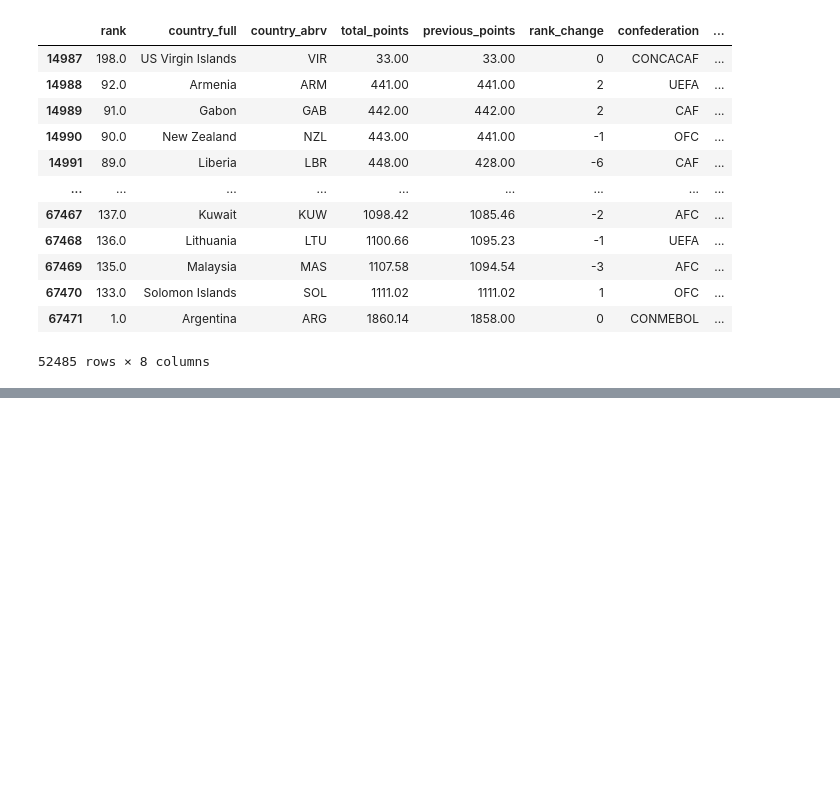
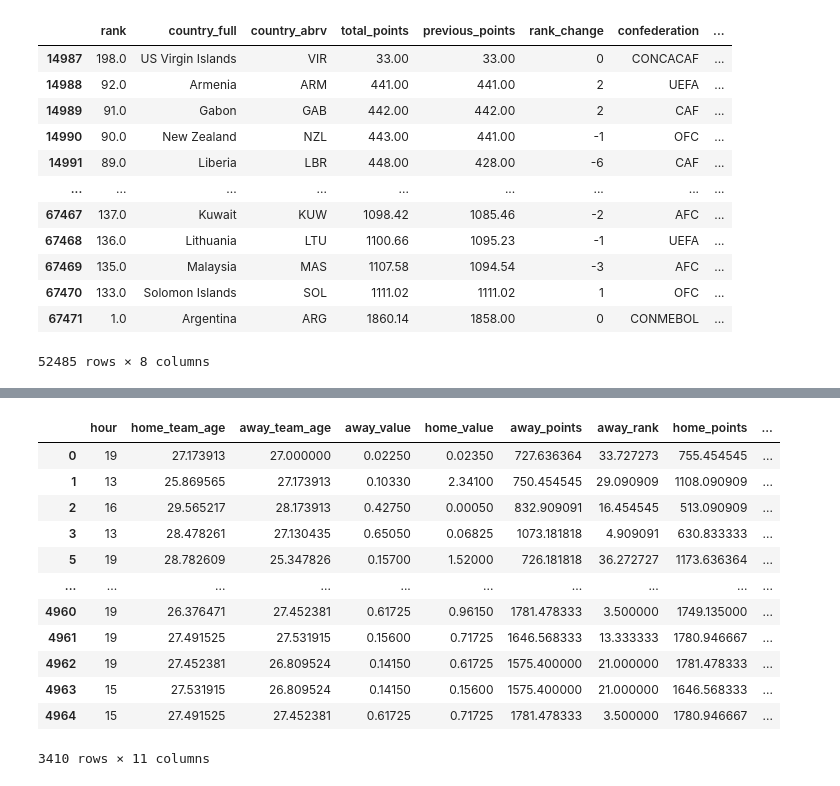
Before and after one commit to yacinemebarki/world_cup_2026_live_prediction, a Jupyter notebook: model_dataExploration/model.ipynb, the cells around one changed output, grey strips where cells are left out. Drawn from its saved outputs; the diff is of its cells as text; code cells hidden in the pictures; blank space fills up the shorter version.

```diff
--- a/model_dataExploration/model.ipynb
+++ b/model_dataExploration/model.ipynb
@@ -808,3 +808,6 @@ rank
 | 67470 | 133.0 | Solomon Islands | SOL | 1111.02 | 1111.02 | 1 | OFC | ... |
 | 67471 | 1.0 | Argentina | ARG | 1860.14 | 1858.00 | 0 | CONMEBOL | ... |
 52485 rows × 8 columns
+# %%
+rank =rank.groupby(["season", "country_full"], as_index=False).agg({"total_points": "mean","rank": "mean"})
+rank
@@ -830,0 +844,16 @@ memory usage: 3.0+ MB
+# %%
+matches=matches.merge(
+    rank[["country_full","total_points","rank","season"]].rename(columns={"total_points":"away_points","rank":"away_rank"}),
+    left_on=["season","away_team_name"],
+    right_on=["season","country_full"],
+    how="left"
+)
+matches=matches.drop(columns=["country_full"])
+matches=matches.merge(
+    rank[["country_full","total_points","rank","season"]].rename(columns={"total_points":"home_points","rank":"home_rank"}),
+    left_on=["season","home_team_name"],
+    right_on=["season","country_full"],
+    how="left"
+)
+matches=matches.drop(columns=["country_full"])
+matches
@@ -830,0 +894,3 @@ memory usage: 3.0+ MB
+# %%
+matches=matches.dropna()
+matches.info()
@@ -830,0 +915,4 @@ memory usage: 3.0+ MB
+# %%
+y=matches[["home_team_goal_count","away_team_goal_count"]]
+x=matches.drop(columns=["home_team_goal_count","away_team_goal_count","season"])
+x.info()
@@ -830,0 +950,21 @@ memory usage: 3.0+ MB
+# %%
+from sklearn.preprocessing import LabelEncoder
+enco=LabelEncoder()
+x["home_team_id"]=enco.fit_transform(x["home_team_name"])
+x["away_team_id"]=enco.fit_transform(x["away_team_name"])
+x=x.drop(columns=["home_team_name","away_team_name"])
+x
+# %% [output]
+|  | hour | home_team_age | away_team_age | away_value | home_value | away_points | away_rank | home_points | ... |
+| 0 | 19 | 27.173913 | 27.000000 | 0.02250 | 0.02350 | 727.636364 | 33.727273 | 755.454545 | ... |
+| 1 | 13 | 25.869565 | 27.173913 | 0.10330 | 2.34100 | 750.454545 | 29.090909 | 1108.090909 | ... |
+| 2 | 16 | 29.565217 | 28.173913 | 0.42750 | 0.00050 | 832.909091 | 16.454545 | 513.090909 | ... |
+| 3 | 13 | 28.478261 | 27.130435 | 0.65050 | 0.06825 | 1073.181818 | 4.909091 | 630.833333 | ... |
+| 5 | 19 | 28.782609 | 25.347826 | 0.15700 | 1.52000 | 726.181818 | 36.272727 | 1173.636364 | ... |
+| ... | ... | ... | ... | ... | ... | ... | ... | ... | ... |
+| 4960 | 19 | 26.376471 | 27.452381 | 0.61725 | 0.96150 | 1781.478333 | 3.500000 | 1749.135000 | ... |
+| 4961 | 19 | 27.491525 | 27.531915 | 0.15600 | 0.71725 | 1646.568333 | 13.333333 | 1780.946667 | ... |
+| 4962 | 19 | 27.452381 | 26.809524 | 0.14150 | 0.61725 | 1575.400000 | 21.000000 | 1781.478333 | ... |
+| 4963 | 15 | 27.531915 | 26.809524 | 0.14150 | 0.15600 | 1575.400000 | 21.000000 | 1646.568333 | ... |
+| 4964 | 15 | 27.491525 | 27.452381 | 0.61725 | 0.71725 | 1781.478333 | 3.500000 | 1780.946667 | ... |
+3410 rows × 11 columns
```
Also changed, not shown: parts of 41 cells of this notebook, 57 other files.
